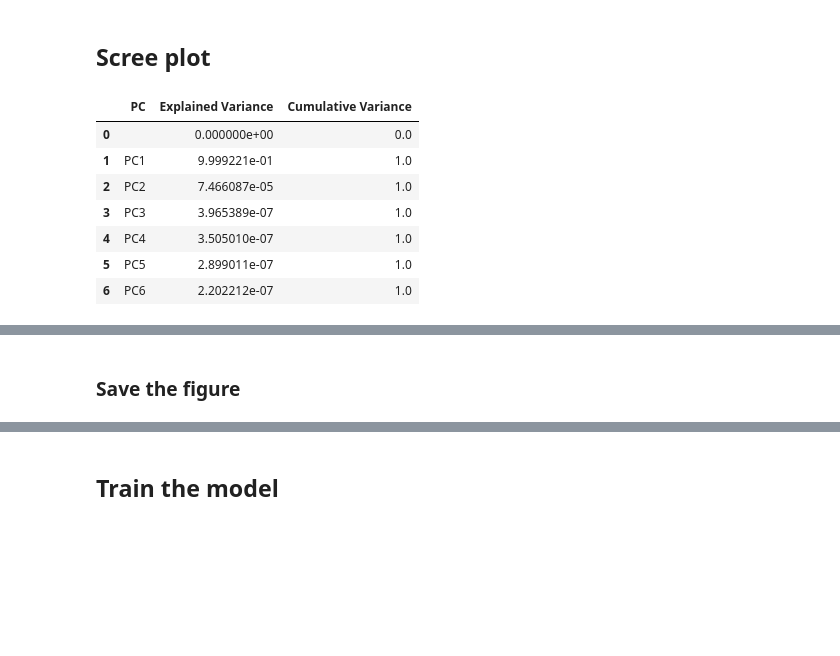
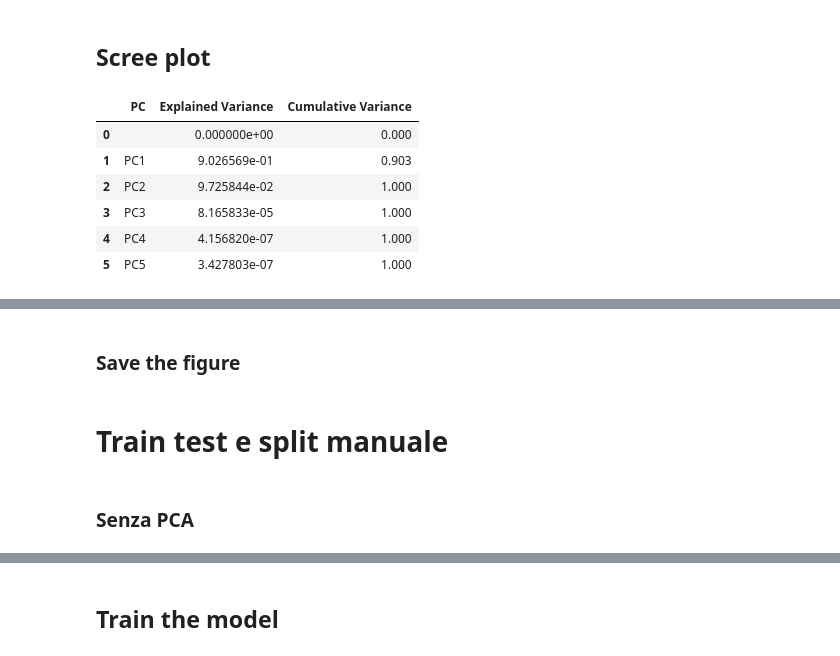
Before and after one commit to marco-milanesi/dynamic-weighing, a Jupyter notebook: CORR_Linear_regression.ipynb, the cells around one changed output, grey strips where cells are left out. Drawn from its saved outputs; the diff is of its cells as text; code cells hidden in the pictures; blank space fills up the shorter version.

```diff
--- a/CORR_Linear_regression.ipynb
+++ b/CORR_Linear_regression.ipynb
@@ -28,10 +28,10 @@ import matplotlib.pyplot as plt
 # %% [markdown]
 ## Loading Data
 # %%
-data = pd.read_csv('dataset_interval_35_num_v1v4_f.csv',sep=';')
+data = pd.read_csv('dataset_interval_30_num_v1v4_f.csv',sep=';')
 print("Loaded: ",len(data))
 y = data.values[:,2]
-x = data.values[:,4:]
+x = data.values[:,3:]
 data
 # %% [output]
 Loaded:  1171
@@ -102,33 +102,32 @@ Variance explain with 20 components:  3777.631545520871
 # %% [markdown]
 ## Running PCA again
 # %%
-pca_new = PCA(n_components=6, random_state=453)
+pca_new = PCA(n_components=5, random_state=453)
 x_r = pca_new.fit(x).transform(x)
 # %% [markdown]
 ## Scree plot
 # %%
 explained_variance = pca_new.explained_variance_ratio_
 
 import numpy as np
 import plotly.express as px
 
 explained_variance = np.insert(explained_variance, 0, 0)
 cumulative_variance = np.cumsum(np.round(explained_variance, decimals=3))
-pc_df = pd.DataFrame(['','PC1', 'PC2', 'PC3','PC4', 'PC5', 'PC6'], columns=['PC'])
+pc_df = pd.DataFrame(['','PC1', 'PC2', 'PC3','PC4', 'PC5'], columns=['PC'])
 explained_variance_df = pd.DataFrame(explained_variance, columns=['Explained Variance'])
 cumulative_variance_df = pd.DataFrame(cumulative_variance, columns=['Cumulative Variance'])
 
 df_explained_variance = pd.concat([pc_df, explained_variance_df, cumulative_variance_df], axis=1)
 df_explained_variance
 # %% [output]
 |  | PC | Explained Variance | Cumulative Variance |
-| 0 |  | 0.000000e+00 | 0.0 |
-| 1 | PC1 | 9.999221e-01 | 1.0 |
-| 2 | PC2 | 7.466087e-05 | 1.0 |
-| 3 | PC3 | 3.965389e-07 | 1.0 |
-| 4 | PC4 | 3.505010e-07 | 1.0 |
-| 5 | PC5 | 2.899011e-07 | 1.0 |
-| 6 | PC6 | 2.202212e-07 | 1.0 |
+| 0 |  | 0.000000e+00 | 0.000 |
+| 1 | PC1 | 9.026569e-01 | 0.903 |
+| 2 | PC2 | 9.725844e-02 | 1.000 |
+| 3 | PC3 | 8.165833e-05 | 1.000 |
+| 4 | PC4 | 4.156820e-07 | 1.000 |
+| 5 | PC5 | 3.427803e-07 | 1.000 |
 # %%
 import plotly.graph_objects as go
 
@@ -169,0 +169,8 @@ fig.show()
+# %% [markdown]
+
+
+
+
+# Train test e split manuale
+# %% [markdown]
+### Senza PCA
```
Also changed, not shown: parts of 15 cells of this notebook.
